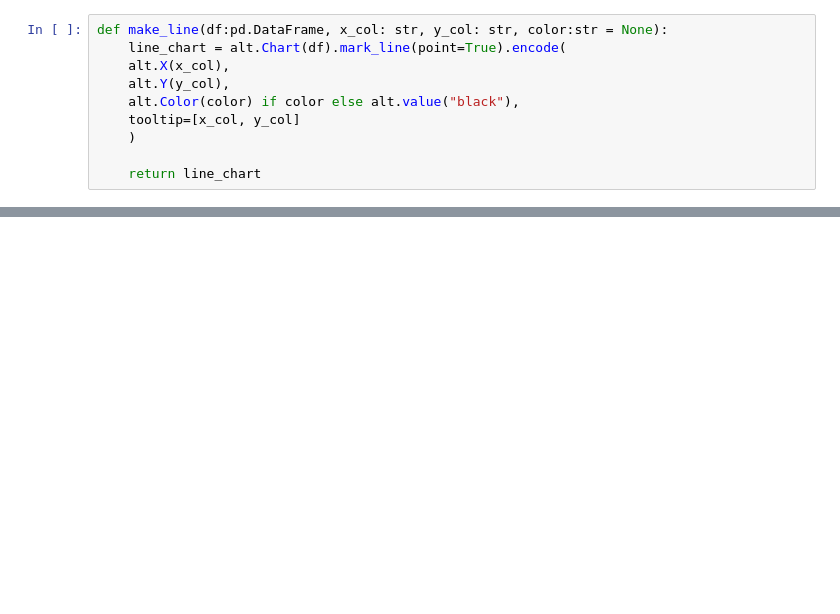
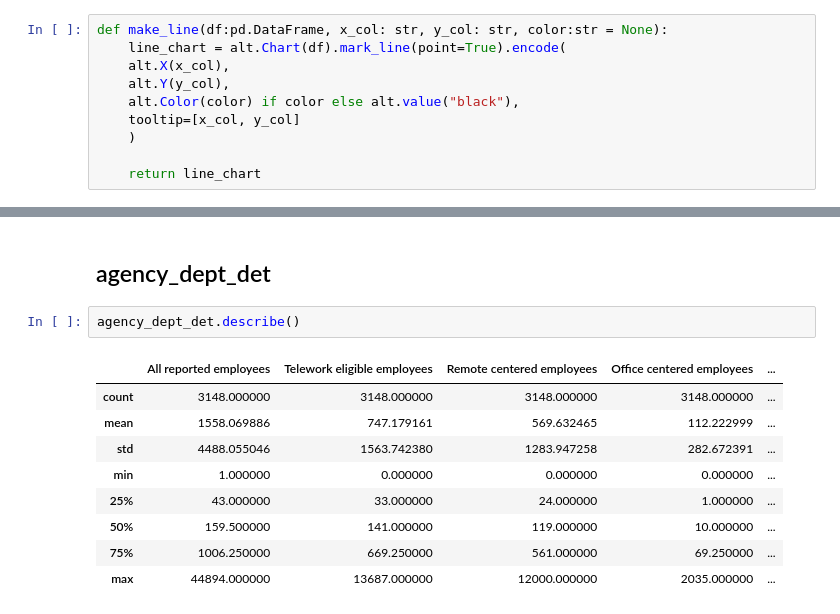
Before and after one commit to tohnny-jsunami/open_ca_telework, a Jupyter notebook: analyses/explore_telework_data.ipynb, the cells around one changed output, grey strips where cells are left out. Cells and saved outputs as stored; diff of their text form; blank space fills up the shorter version.

Commit message:
used charts and .describe() to look into more tables

```diff
--- a/analyses/explore_telework_data.ipynb
+++ b/analyses/explore_telework_data.ipynb
@@ -145,0 +192,14 @@ make_line(in_office_tr, x_col="Report Month", y_col="Avg Office Days/Week", colo
+# %% [markdown]
+## agency_dept_det
+# %%
+agency_dept_det.describe()
+# %% [output]
+|  | All reported employees | Telework eligible employees | Remote centered employees | Office centered employees | ... |
+| count | 3148.000000 | 3148.000000 | 3148.000000 | 3148.000000 | ... |
+| mean | 1558.069886 | 747.179161 | 569.632465 | 112.222999 | ... |
+| std | 4488.055046 | 1563.742380 | 1283.947258 | 282.672391 | ... |
+| min | 1.000000 | 0.000000 | 0.000000 | 0.000000 | ... |
+| 25% | 43.000000 | 33.000000 | 24.000000 | 1.000000 | ... |
+| 50% | 159.500000 | 141.000000 | 119.000000 | 10.000000 | ... |
+| 75% | 1006.250000 | 669.250000 | 561.000000 | 69.250000 | ... |
+| max | 44894.000000 | 13687.000000 | 12000.000000 | 2035.000000 | ... |
```
Also changed, not shown: parts of 10 cells of this notebook.
